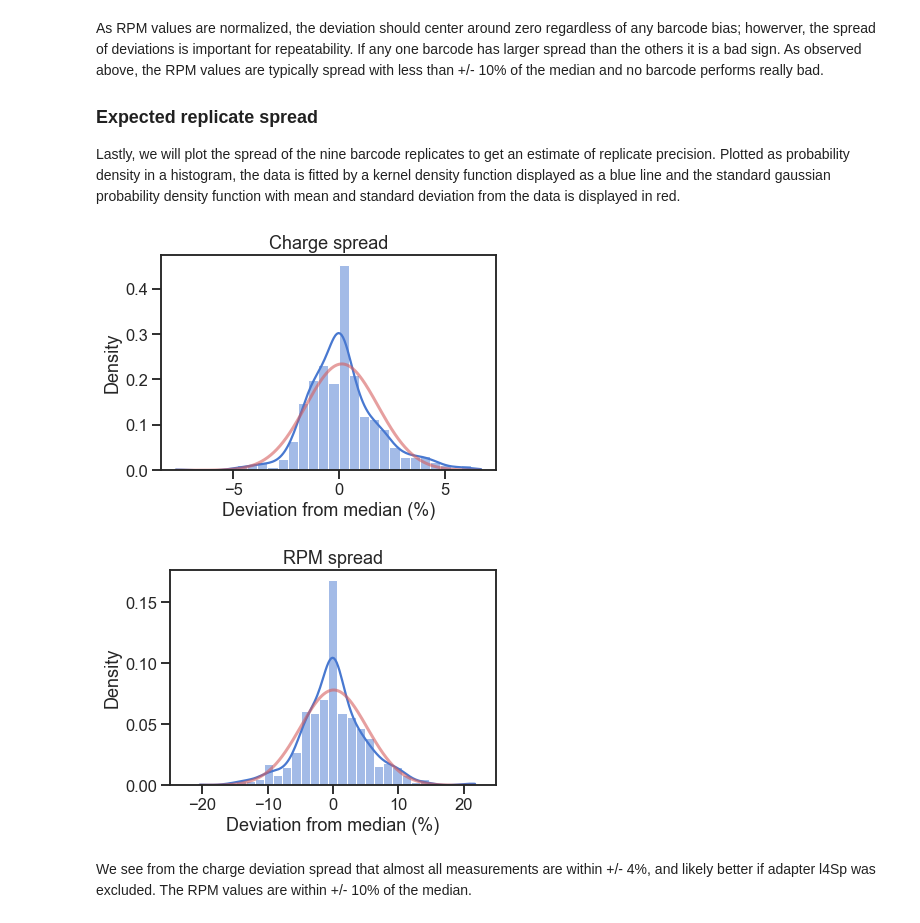
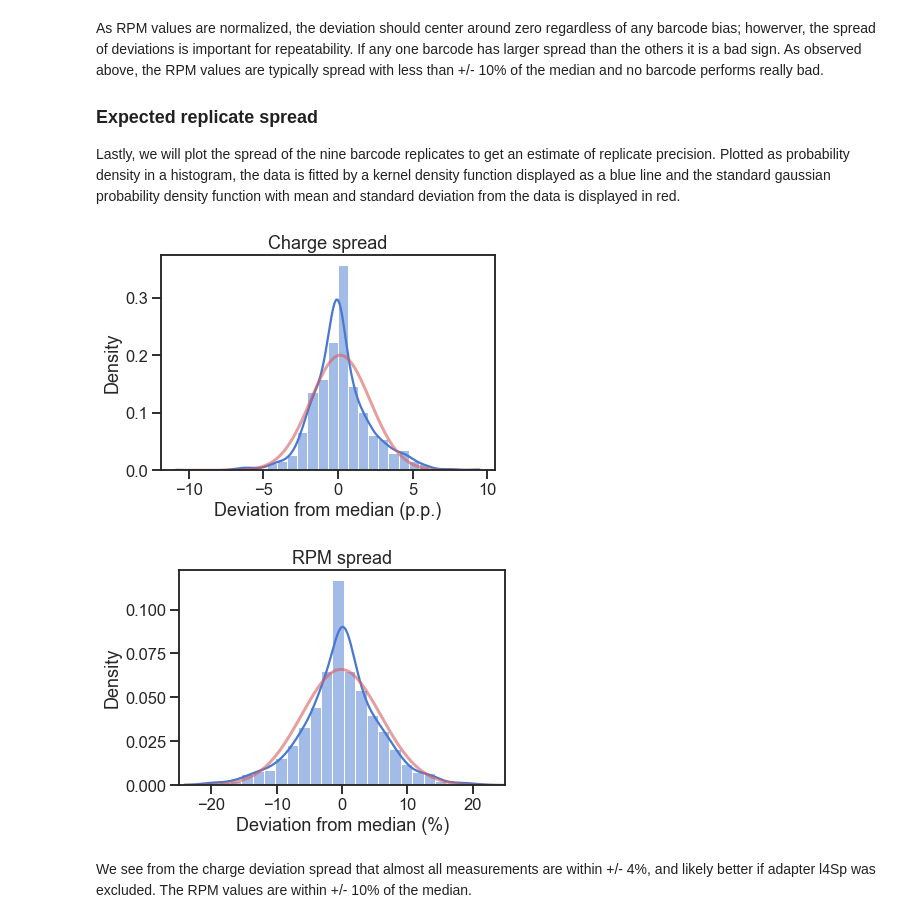
Before and after one commit to krdav/tRNA-charge-seq, a Jupyter notebook: projects/masked-align_analysis/analysis_plotting.ipynb, the cells around one changed output. Saved outputs shown, nothing was run; the diff lists cells and outputs as text; code cells hidden in the pictures.

```diff
--- a/projects/masked-align_analysis/analysis_plotting.ipynb
+++ b/projects/masked-align_analysis/analysis_plotting.ipynb
@@ -471,8 +471,8 @@ We start by looking at the charge.
 # %%
 # Calculate the deviation from the median
 # for RPM values and charge:
-# tr_OR_cd = 'tRNA_anno_short'
-tr_OR_cd = 'AA_codon'
+tr_OR_cd = 'tRNA_anno_short'
+# tr_OR_cd = 'AA_codon'
 
 cols_sele = [tr_OR_cd, \
              'RPM_masked_mean', 'RPM_masked_median', 'RPM_masked_std', \
@@ -588,27 +588,27 @@ Plotted as probability density in a histogram, the data is fitted by a kernel de
 # %%
 # Extract stats for probability density function:
 min_mask = charge_df['RPM_masked_mean'] > 1000
 std = np.std(charge_df.loc[min_mask, 'charge_median_dev'].values)
 mean = np.mean(charge_df.loc[min_mask, 'charge_median_dev'].values)
 hmin = np.min(charge_df.loc[min_mask, 'charge_median_dev'].values)
 hmax = np.max(charge_df.loc[min_mask, 'charge_median_dev'].values)
 
 # Plot the charge deviation from the median spread:
 fig, ax1 = plt.subplots(1, 1, figsize=(6, 4.5))
 g1 = sns.histplot(ax=ax1, data=charge_df[min_mask], x='charge_median_dev', \
                   kde=True, bins=30, stat='density')
-g1.set(xlabel='Deviation from median (%)')
+g1.set(xlabel='Deviation from median (p.p.)')
 g1.set_title('Charge spread')
 
 # Overlay the gaussian pdf in addtion
 # to the kernel density estimate from Seaborn:
 x = np.linspace(hmin, hmax, 1000)
 ax1.plot(x, norm.pdf(x, loc=mean, scale=std), 'r-', lw=3, alpha=0.6)
 
 fig.tight_layout()
 fig.savefig('data/plotting/median-deviation_charge.pdf', bbox_inches='tight')
 # %% [output]
-[figure, old version]
+[figure, new version]
 # %%
 # Extract stats for probability density function:
 min_mask = charge_df['RPM_masked_mean'] > 1000
@@ -632,7 +632,7 @@ ax1.plot(x, norm.pdf(x, loc=mean, scale=std), 'r-', lw=3, alpha=0.6)
 fig.tight_layout()
 fig.savefig('data/plotting/median-deviation_RPM.pdf', bbox_inches='tight')
 # %% [output]
-[figure, old version]
+[figure, new version]
 # %% [markdown]
 We see from the charge deviation spread that almost all measurements are within +/- 4%, and likely better if adapter l4Sp was excluded.
 The RPM values are within +/- 10% of the median.
```
Also changed, not shown: parts of 4 cells of this notebook, 54 other files.
